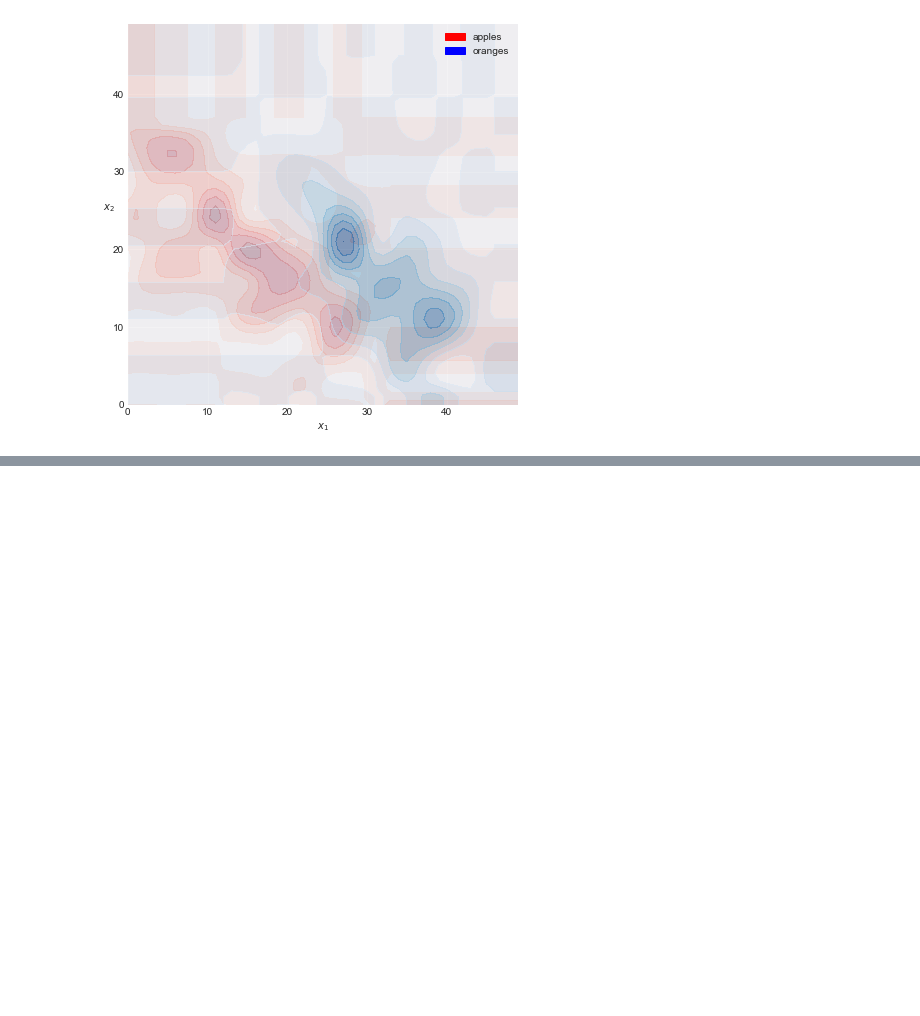
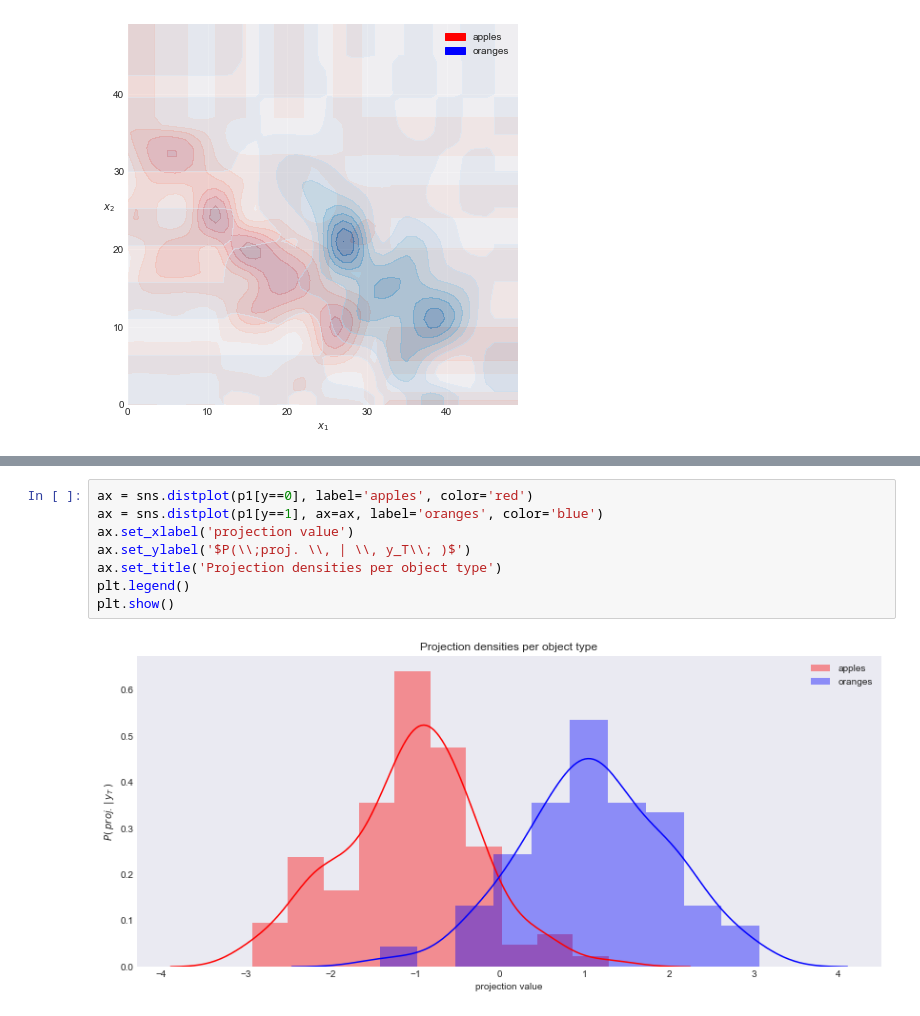
Before and after one commit to Javiermateor/Machine-Intelligence-I, a Jupyter notebook: Exercise 00/Exercise-00.ipynb, the cells around one changed output, grey strips where cells are left out. Cells and saved outputs as stored; diff of their text form; blank space fills up the shorter version.

```diff
--- a/Exercise 00/Exercise-00.ipynb
+++ b/Exercise 00/Exercise-00.ipynb
@@ -235,0 +308,10 @@ df = pd.DataFrame({
+# %%
+ax = sns.distplot(p1[y==0], label='apples', color='red')
+ax = sns.distplot(p1[y==1], ax=ax, label='oranges', color='blue')
+ax.set_xlabel('projection value')
+ax.set_ylabel('$P(\\;proj. \\, | \\, y_T\\; )$')
+ax.set_title('Projection densities per object type')
+plt.legend()
+plt.show()
+# %% [output]
+[figure, added]
```
Also changed, not shown: parts of 5 cells of this notebook.
